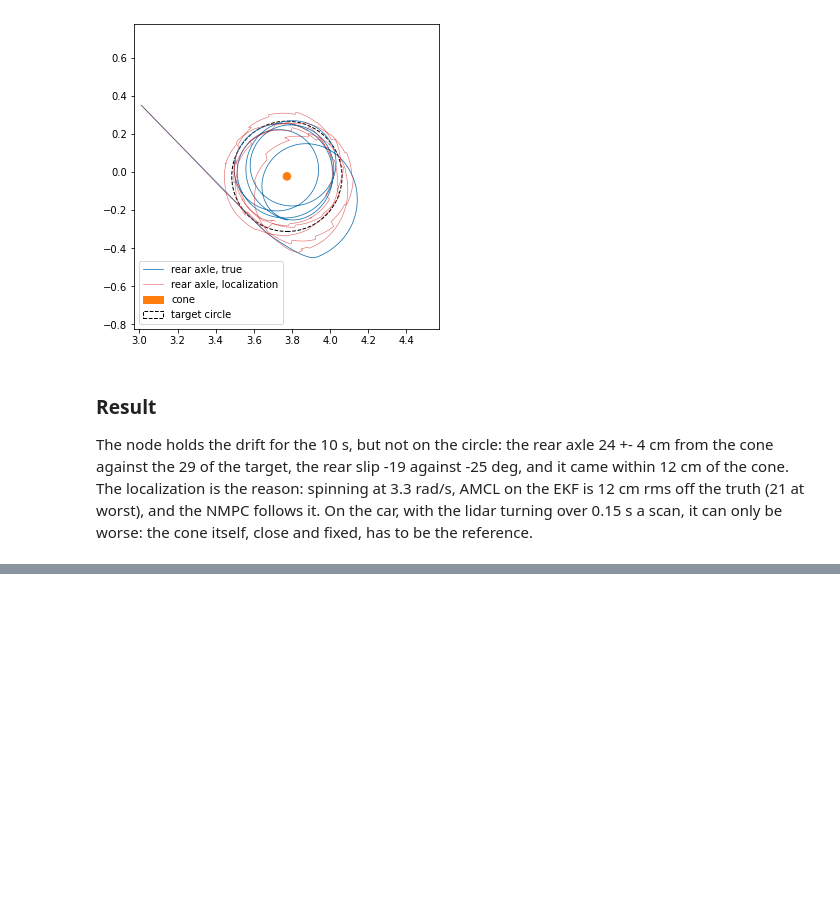
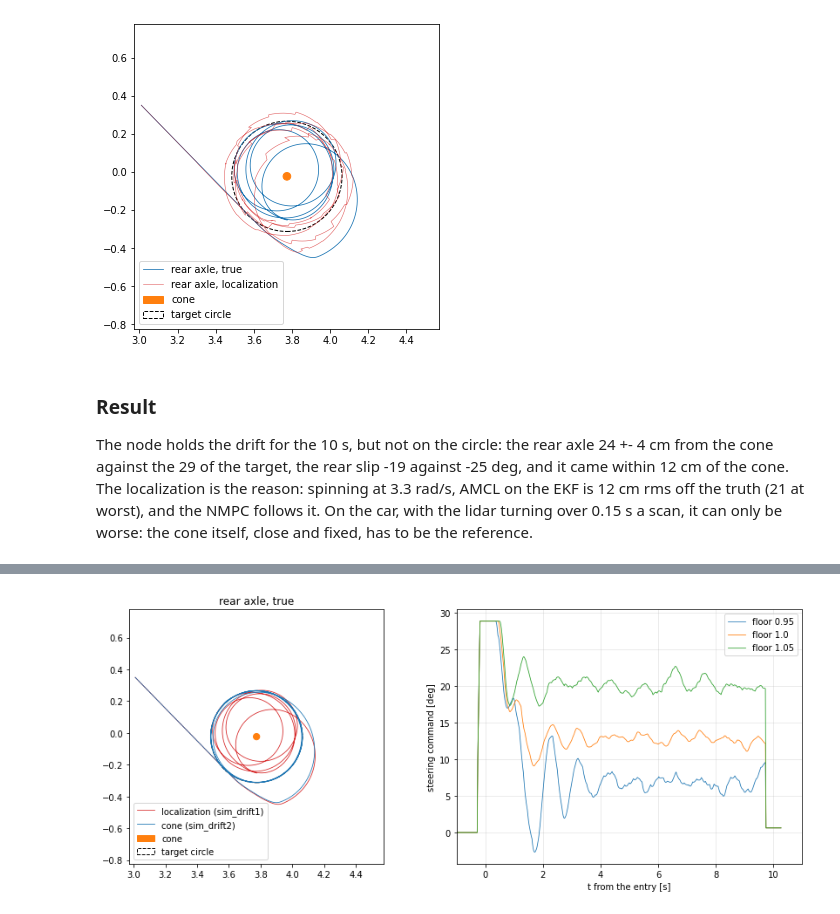
Before and after one commit to Gelminaio/drift-mpc-ackermann, a Jupyter notebook: notebooks/drift.ipynb, the cells around one changed output, grey strips where cells are left out. Drawn from its saved outputs; the diff is of its cells as text; code cells hidden in the pictures; blank space fills up the shorter version.

Commit message:
analysis: the drift on the cone

```diff
--- a/notebooks/drift.ipynb
+++ b/notebooks/drift.ipynb
@@ -400,0 +415,20 @@ a scan, it can only be worse: the cone itself, close and fixed, has to be the re
+# %%
+RUNS = {'sim_drift1': ('localization', 1.0), 'sim_drift2': ('cone', 1.0),
+        'sim_drift3': ('cone', 0.95), 'sim_drift4': ('cone', 1.05)}
+rows, logs = [], {}
+for run, (ref, mu) in RUNS.items():
+    d = bt.load(f'../data/{run}_parquet')
+    g, dr = d['ground_truth'], d['drive']
+    start = g['t'][g['wz'] > 2.0].iloc[0]
+    dist = np.hypot(g['x'] - CONE[0], g['y'] - CONE[1])
+    held = (g['t'] > start + 3) & (g['t'] < start + 9.5)
+    entry = (g['t'] > start) & (g['t'] < start + 3)
+    steer = np.degrees(np.interp(dr['cmd_steer'], p['steer_cmd'], p['steer_angle']))
+    w = (dr['t'] > start + 3) & (dr['t'] < start + 9.5)
+    logs[run] = (g, dr['t'] - start, steer)
+    rows.append({'': run, 'reference': ref, 'floor mu_scale': mu, 'rear axle from the cone [m]': dist[held].mean(),
+                 'sd [cm]': dist[held].std() * 100, 'closest [m]': dist[g['t'] > start].min(),
+                 'widest, entry [m]': dist[entry].max(), 'rear slip [deg]': np.degrees(np.arctan2(g['vy'], g['vx']))[held].mean(),
+                 'steering [deg]': steer[w].mean()})
+print(f'target: rear axle {R_REAR:.3f} m from the cone, rear slip {np.degrees(np.arctan2(VY - p["lr"] * R_EQ, VX)):.1f} deg')
+pd.DataFrame(rows).set_index('').round(3)
@@ -400,0 +443,24 @@ a scan, it can only be worse: the cone itself, close and fixed, has to be the re
+# %%
+fig, ax = plt.subplots(1, 2, figsize=(12, 5))
+for run, c in [('sim_drift1', 'C3'), ('sim_drift2', 'C0')]:
+    g = logs[run][0]
+    ax[0].plot(g['x'], g['y'], c, lw=0.8, label=f'{RUNS[run][0]} ({run})')
+ax[0].add_patch(plt.Circle(CONE, 0.02, color='C1', label='cone'))
+ax[0].add_patch(plt.Circle(CONE, R_REAR, fill=False, ls='--', color='k', label='target circle'))
+ax[0].set_aspect('equal')
+ax[0].set_xlim(CONE[0] - 0.8, CONE[0] + 0.8)
+ax[0].set_ylim(CONE[1] - 0.8, CONE[1] + 0.8)
+ax[0].set_title('rear axle, true')
+ax[0].legend(loc='lower left')
+for run in ['sim_drift3', 'sim_drift2', 'sim_drift4']:
+    _, t, steer = logs[run]
+    ax[1].plot(t, steer, lw=0.8, label=f'floor {RUNS[run][1]}')
+ax[1].set_xlim(-1, 11)
+ax[1].set_xlabel('t from the entry [s]')
+ax[1].set_ylabel('steering command [deg]')
+ax[1].grid(alpha=0.3)
+ax[1].legend()
+plt.tight_layout()
+plt.show()
+# %% [output]
+[figure, added]
```
Also changed, not shown: parts of 4 cells of this notebook, 1 other file.
